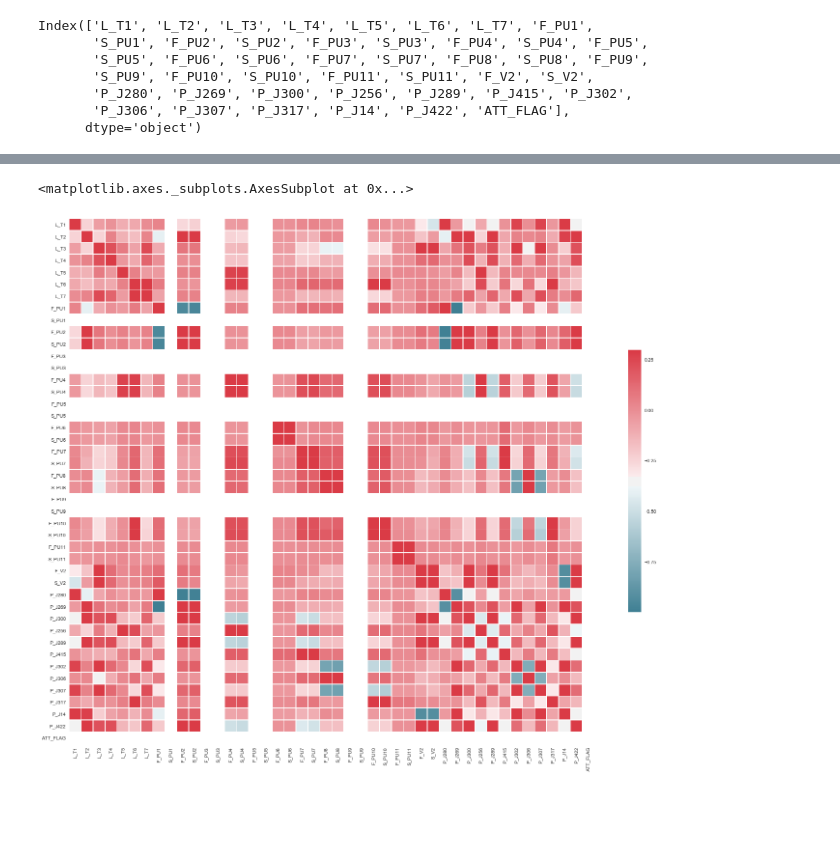
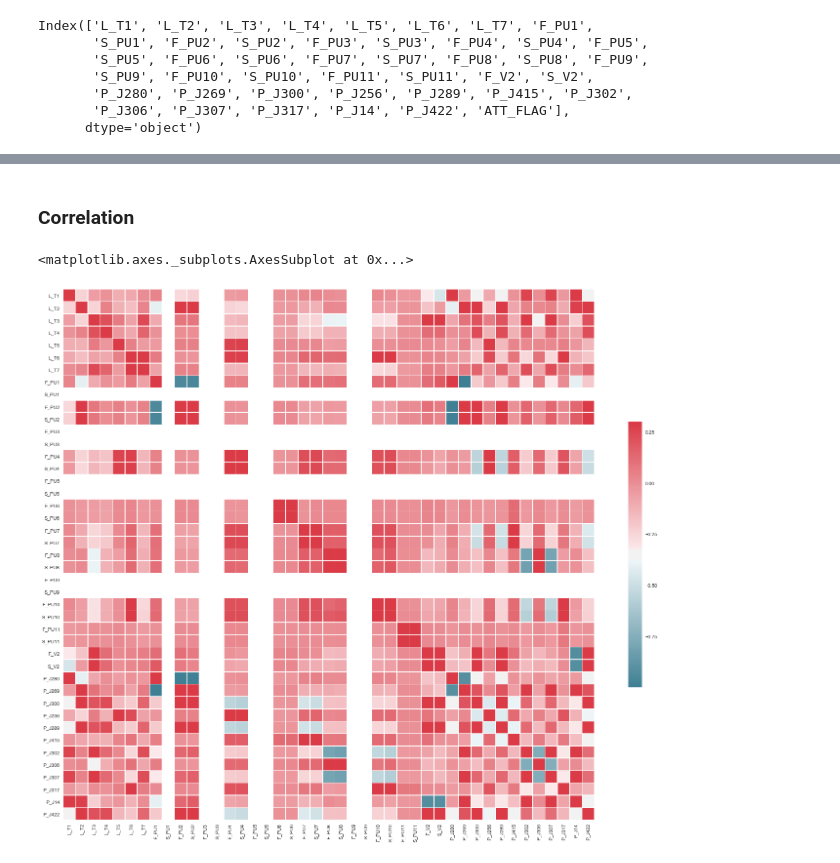
Before and after one commit to enreina/cs4035-lab, a Jupyter notebook: lab2/anomaly_detection.ipynb, the cells around one changed output, grey strips where cells are left out. Drawn from its saved outputs; the diff is of its cells as text; code cells hidden in the pictures; blank space fills up the shorter version.

```diff
--- a/lab2/anomaly_detection.ipynb
+++ b/lab2/anomaly_detection.ipynb
@@ -11,7 +14,8 @@ import numpy as np
 ## Familiarization Task
 # %%
 data = pd.read_csv("dataset/BATADAL_dataset03.csv", index_col="DATETIME")
-data.head()
+data.index = pd.to_datetime(data.index)
+data
 # %% [output]
 |  | L_T1 | L_T2 | L_T3 | L_T4 | L_T5 | L_T6 | L_T7 | F_PU1 | S_PU1 | F_PU2 | ... | ... |
 | DATETIME |  |  |  |  |  |  |  |  |  |  |  | ... |
@@ -47,18 +73,23 @@ temp.head()
+# %% [markdown]
+### Correlation
 # %%
+temp = data.drop("ATT_FLAG",axis=1,inplace=False)
+
 sns.set(style="white")
 # Compute the correlation matrix
-corr = data.corr()
+corr = temp.corr()
 
 # Set up the matplotlib figure
 f, ax = plt.subplots(figsize=(25, 20))
 
 # Generate a custom diverging colormap
 cmap = sns.diverging_palette(220, 10, as_cmap=True)
 
 # Draw the heatmap with the mask and correct aspect ratio
-sns.heatmap(corr, cmap=cmap, vmax=.3,
+# from https://seaborn.pydata.org/examples/many_pairwise_correlations.html
+sns.heatmap(corr, cmap=cmap, vmax=0.3,
             square=True, xticklabels=corr.columns.values, yticklabels=corr.columns.values,
             linewidths=0.5, cbar_kws={"shrink": .5}, ax=ax)
 # %% [output]
 <matplotlib.axes._subplots.AxesSubplot at 0x...>
-[figure, old version]
+[figure, new version]
```
Also changed, not shown: parts of 10 cells of this notebook.
